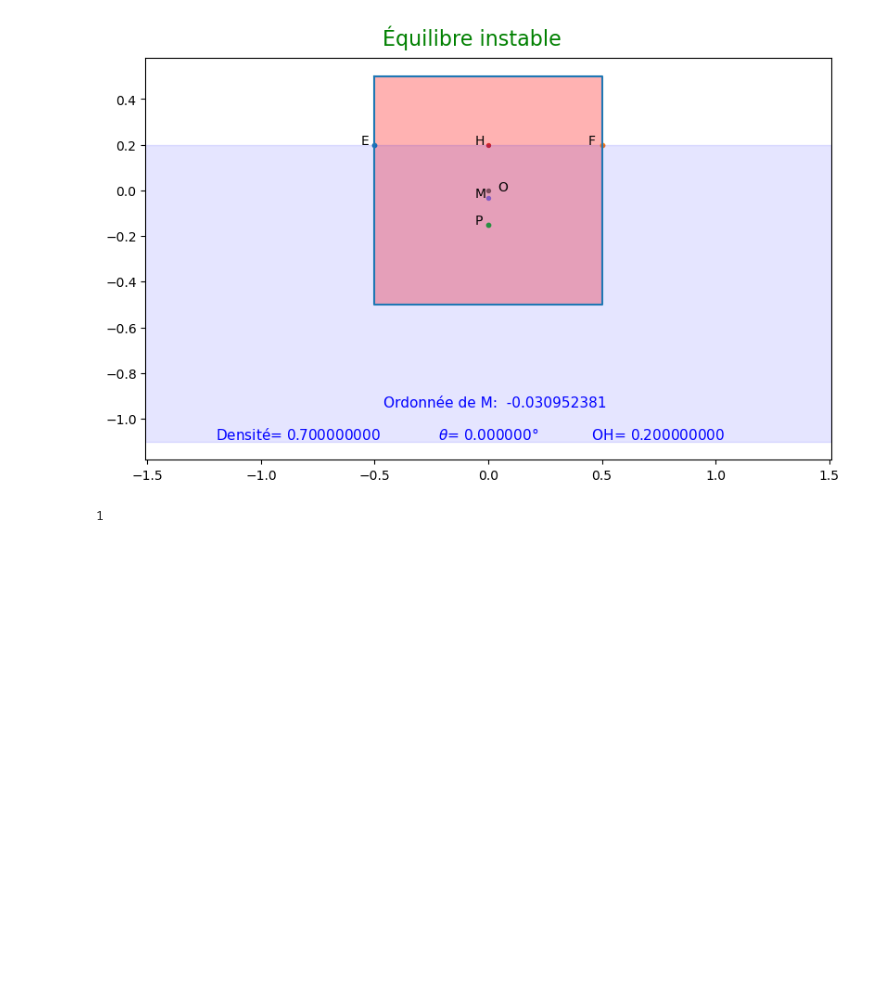
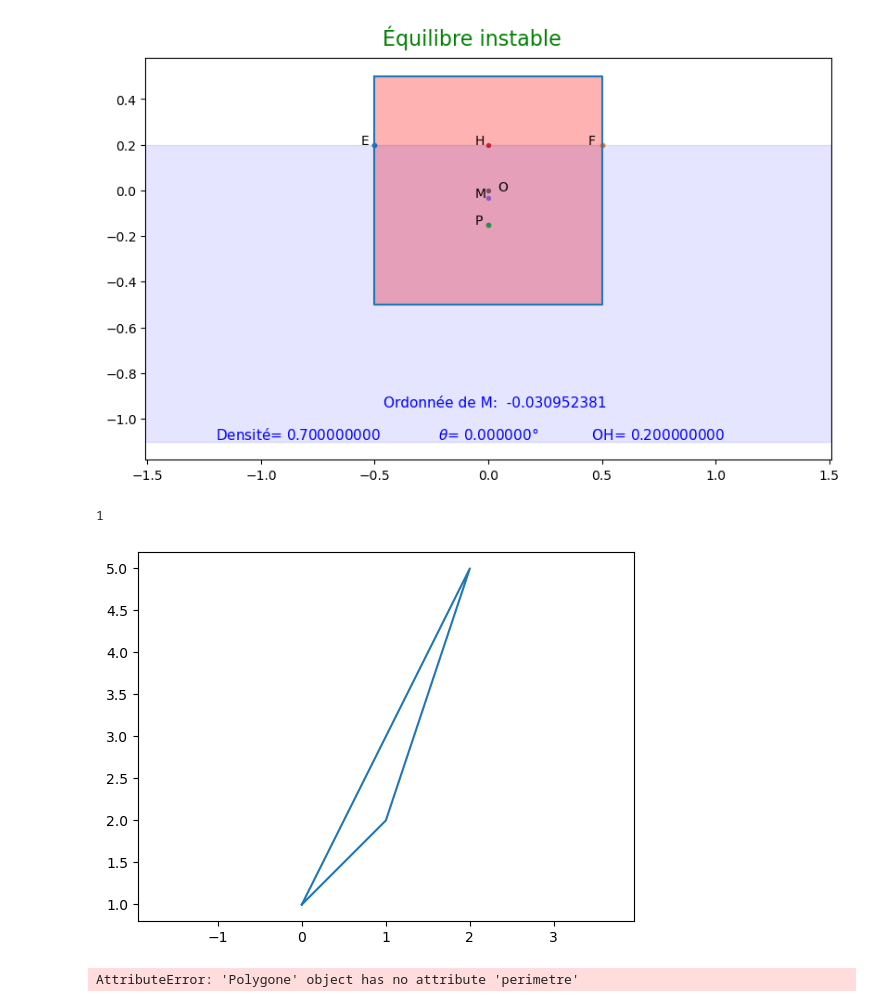
Before and after one commit to mhdeleglise/Formes2D, a Jupyter notebook: tstRegle.ipynb, the cells around one changed output. Drawn from its saved outputs; the diff is of its cells as text; code cells hidden in the pictures; blank space fills up the shorter version.

```diff
--- a/tstRegle.ipynb
+++ b/tstRegle.ipynb
@@ -83,5 +83,19 @@ rg =Regle(0,0.20);rg.draw(color="red",save=True,axes='on')
 1
 # %% [output]
 1
+# %%
+A=Point(0,1)
+B=Point(1,2)
+C=Point(2,5)
+# %%
+p=Polygone([A,B,C])
+# %%
+p.draw()
+# %% [output]
+[figure, added]
+# %%
+p.afficher()
+# %% [output]
+AttributeError: 'Polygone' object has no attribute 'perimetre'
 # %%
 qt.draw(save=True)
```
Also changed, not shown: parts of 1 cell of this notebook, 5 other files.
